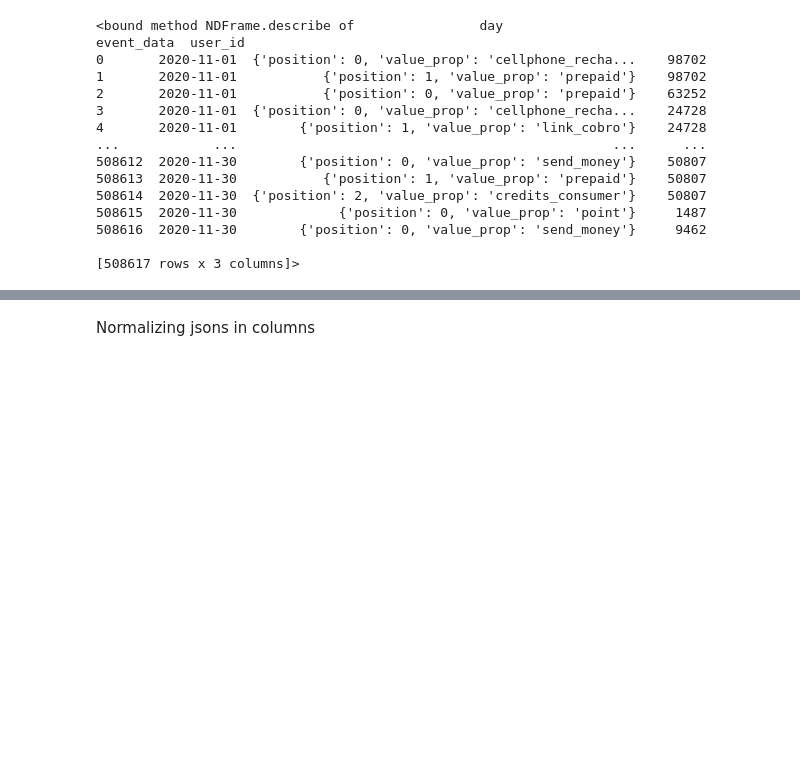
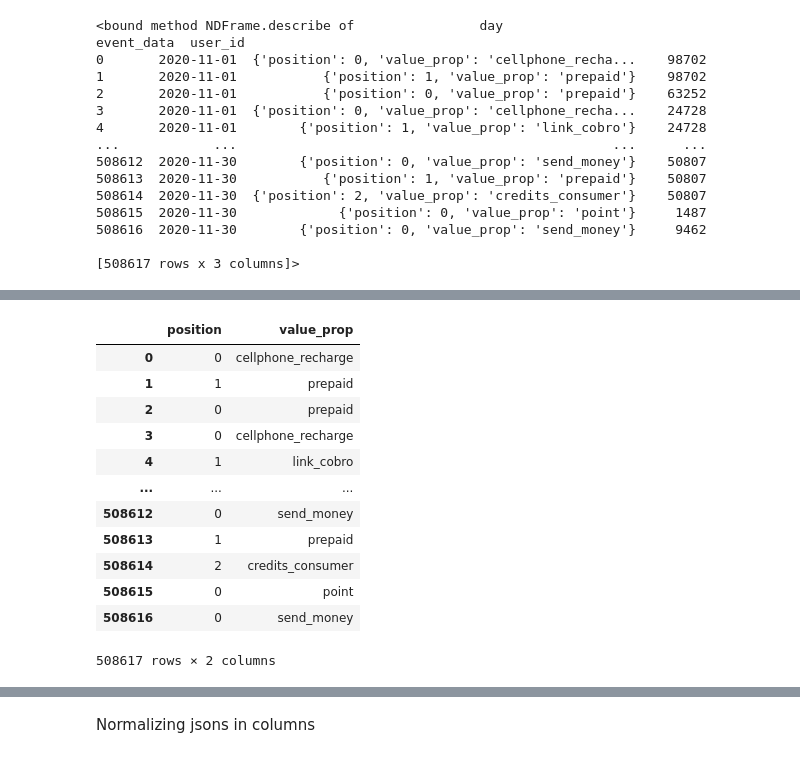
Before and after one commit to JohanRomero19/CarrouselXselling, a Jupyter notebook: exploration/data_exploration.ipynb, the cells around one changed output, grey strips where cells are left out. Saved outputs shown, nothing was run; the diff lists cells and outputs as text; code cells hidden in the pictures; blank space fills up the shorter version.

```diff
--- a/exploration/data_exploration.ipynb
+++ b/exploration/data_exploration.ipynb
@@ -73,0 +82,17 @@ prints_df = prints_df.drop(columns=['event_data']).join(event_df)
+# %%
+event_df = pd.json_normalize(s, sep=',')
+event_df
+# %% [output]
+|  | position | value_prop |
+| 0 | 0 | cellphone_recharge |
+| 1 | 1 | prepaid |
+| 2 | 0 | prepaid |
+| 3 | 0 | cellphone_recharge |
+| 4 | 1 | link_cobro |
+| ... | ... | ... |
+| 508612 | 0 | send_money |
+| 508613 | 1 | prepaid |
+| 508614 | 2 | credits_consumer |
+| 508615 | 0 | point |
+| 508616 | 0 | send_money |
+508617 rows × 2 columns
```
Also changed, not shown: parts of 10 cells of this notebook, 1 other file.
